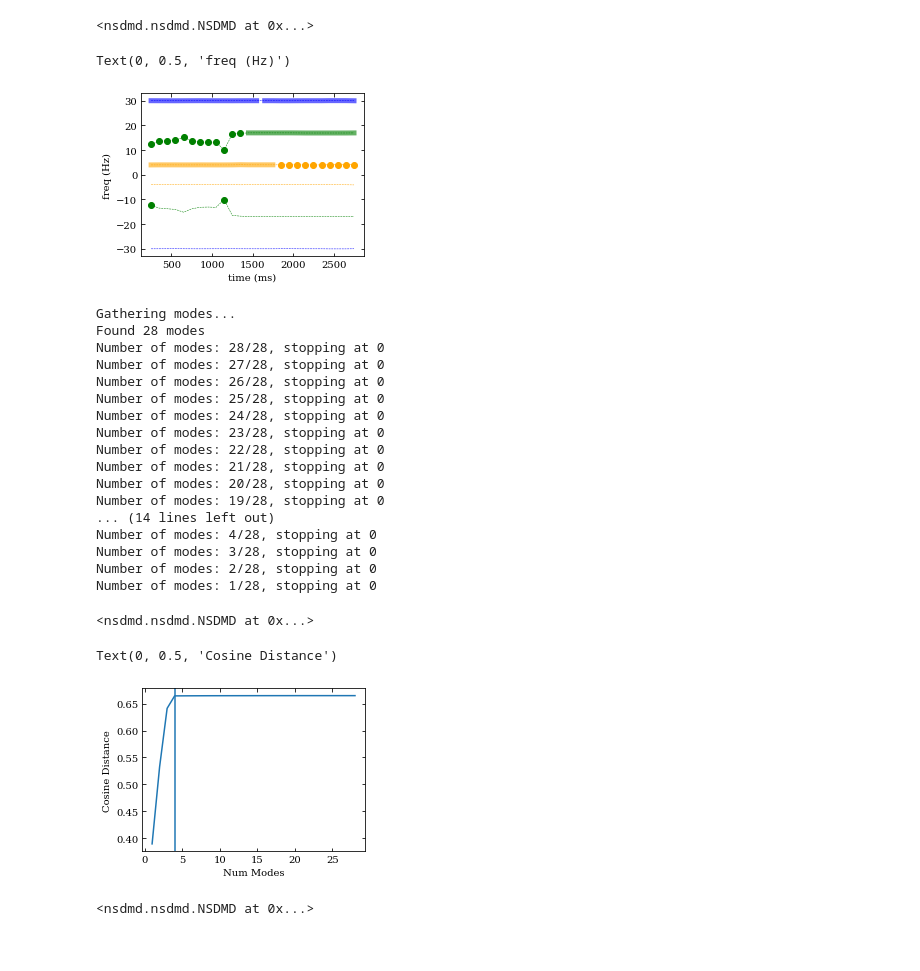
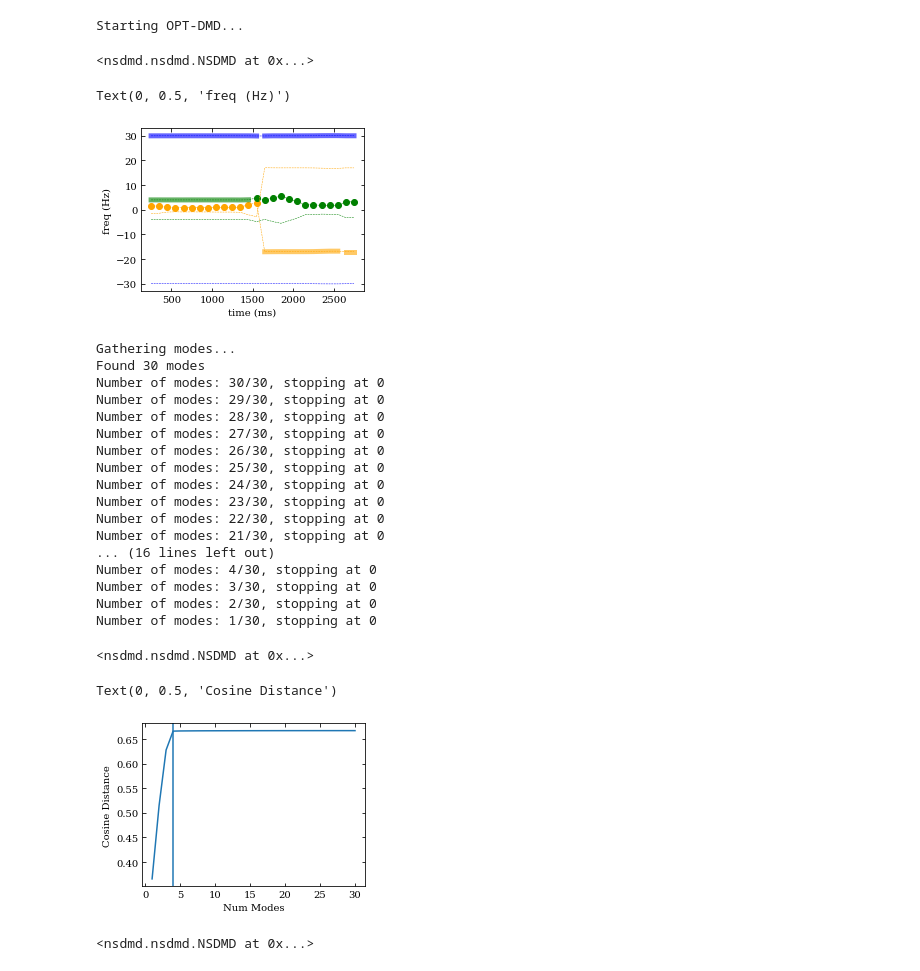
Before and after one commit to learning-2-learn/nsdmd, a Jupyter notebook: examples/two_network_demo.ipynb, the cells around one changed output. Drawn from its saved outputs; the diff is of its cells as text; code cells hidden in the pictures.

```diff
--- a/examples/two_network_demo.ipynb
+++ b/examples/two_network_demo.ipynb
@@ -61,61 +61,74 @@ ax.set_ylabel('channel')
 [figure]
 # %%
-model = nsdmd.NSDMD(opt_rank=4, sim_thresh_phi_amp=0.92, grad_alpha=0.1, sim_thresh_phi_phase=1)
-model.fit_opt(x, t, sr)
+model_4 = nsdmd.NSDMD(opt_rank=4, sim_thresh_phi_amp=0.92, grad_alpha=0.1, sim_thresh_phi_phase=10)
+model_4.fit_opt(x, t, sr)
 
-# model = nsdmd.NSDMD(opt_rank=2, sim_thresh_phi_amp=0.97, grad_alpha=0.1) #for 2 mode 30 hz guess
-# model.fit_opt(x, t, sr, np.array([30,-30]))
-#for rank of 6, use f_method='grad'
+model_2 = nsdmd.NSDMD(opt_rank=2, sim_thresh_phi_amp=0.97, grad_alpha=0.1, sim_thresh_phi_phase=10)
+model_2.fit_opt(x, t, sr)
+
+#for 2 mode 30 hz guess
+model_2_30 = nsdmd.NSDMD(opt_rank=2, sim_thresh_phi_amp=0.97, grad_alpha=0.1, sim_thresh_phi_phase=10)
+model_2_30.fit_opt(x, t, sr, np.array([30,-30]))
+
+model_6 = nsdmd.NSDMD(opt_rank=6, sim_thresh_phi_amp=0.92, grad_alpha=0.1, sim_thresh_phi_phase=10, \
+                      feature_f_method='grad', verbose=True)
+model_6.fit_opt(x, t, sr)
 # %% [output]
-<nsdmd.nsdmd.NSDMD at 0x...>
+Starting OPT-DMD...
+<nsdmd.nsdmd.NSDMD at 0x...>
 # %%
+model = model_6 # To plot this model
+
 plt.rc('font', family='serif')
 
 fig = plt.figure(figsize=(4, 3))
 ax = fig.add_subplot(1, 1, 1)
 ax.tick_params(axis='both',which='both',direction='in',right=True,top=True)
 
 group_idx = nsdmd.group_by_similarity(model.freqs_, model.phis_, model.opt_stride/sr, \
                                       model.sim_thresh_freq, model.sim_thresh_phi_amp)
 
 x_extent = np.mean(model.windows_, axis=1)
 colors = ['blue', 'orange', 'green', 'red']
 for i in range(len(group_idx)):
     ax.plot(x_extent, model.freqs_[:,i], linestyle='dashed', color=colors[i//2], linewidth=0.5)
     for g in group_idx[i]:
         if(len(g)>1):
             ax.plot(x_extent[g], model.freqs_[g,i], color=colors[i//2], linewidth=5, alpha=0.6)
         else:
             ax.scatter(x_extent[g], model.freqs_[g,i], color=colors[i//2])
 ax.set_xlabel('time (ms)')
 ax.set_ylabel('freq (Hz)')
-# plt.savefig('figs/two_net_similar.svg', bbox_inches='tight')
-# plt.savefig('figs/two_net_similar_6.svg', bbox_inches='tight')
 # %% [output]
 Text(0, 0.5, 'freq (Hz)')
-[figure, old version]
+[figure, new version]
 # %%
-model.fit_reduction(x, len(t), sr)
+model_4.fit_reduction(x, len(t), sr)
+model_2.fit_reduction(x, len(t), sr)
+model_2_30.fit_reduction(x, len(t), sr)
+model_6.fit_reduction(x, len(t), sr)
 # %% [output]
 Gathering modes...
-Found 28 modes
-Number of modes: 28/28, stopping at 0
-Number of modes: 27/28, stopping at 0
-Number of modes: 26/28, stopping at 0
-Number of modes: 25/28, stopping at 0
-Number of modes: 24/28, stopping at 0
-Number of modes: 23/28, stopping at 0
-Number of modes: 22/28, stopping at 0
-Number of modes: 21/28, stopping at 0
-Number of modes: 20/28, stopping at 0
-Number of modes: 19/28, stopping at 0
-... (14 lines left out)
-Number of modes: 4/28, stopping at 0
-Number of modes: 3/28, stopping at 0
-Number of modes: 2/28, stopping at 0
-Number of modes: 1/28, stopping at 0
+Found 30 modes
+Number of modes: 30/30, stopping at 0
+Number of modes: 29/30, stopping at 0
+Number of modes: 28/30, stopping at 0
+Number of modes: 27/30, stopping at 0
+Number of modes: 26/30, stopping at 0
+Number of modes: 25/30, stopping at 0
+Number of modes: 24/30, stopping at 0
+Number of modes: 23/30, stopping at 0
+Number of modes: 22/30, stopping at 0
+Number of modes: 21/30, stopping at 0
+... (16 lines left out)
+Number of modes: 4/30, stopping at 0
+Number of modes: 3/30, stopping at 0
+Number of modes: 2/30, stopping at 0
+Number of modes: 1/30, stopping at 0
 <nsdmd.nsdmd.NSDMD at 0x...>
 # %%
+model = model_6 # To plot this model
+
 plt.rc('font', family='serif')
 
 fig = plt.figure(figsize=(4, 3))
@@ -126,8 +139,7 @@ ax.plot(model.num_modes_, model.errors_)
 ax.axvline(4)
 ax.set_xlabel('Num Modes')
 ax.set_ylabel('Cosine Distance')
-# plt.savefig('figs/two_net_cosine.svg', bbox_inches='tight')
 # %% [output]
 Text(0, 0.5, 'Cosine Distance')
-[figure, old version]
+[figure, new version]
 # %%
```
Also changed, not shown: parts of 8 cells of this notebook.
